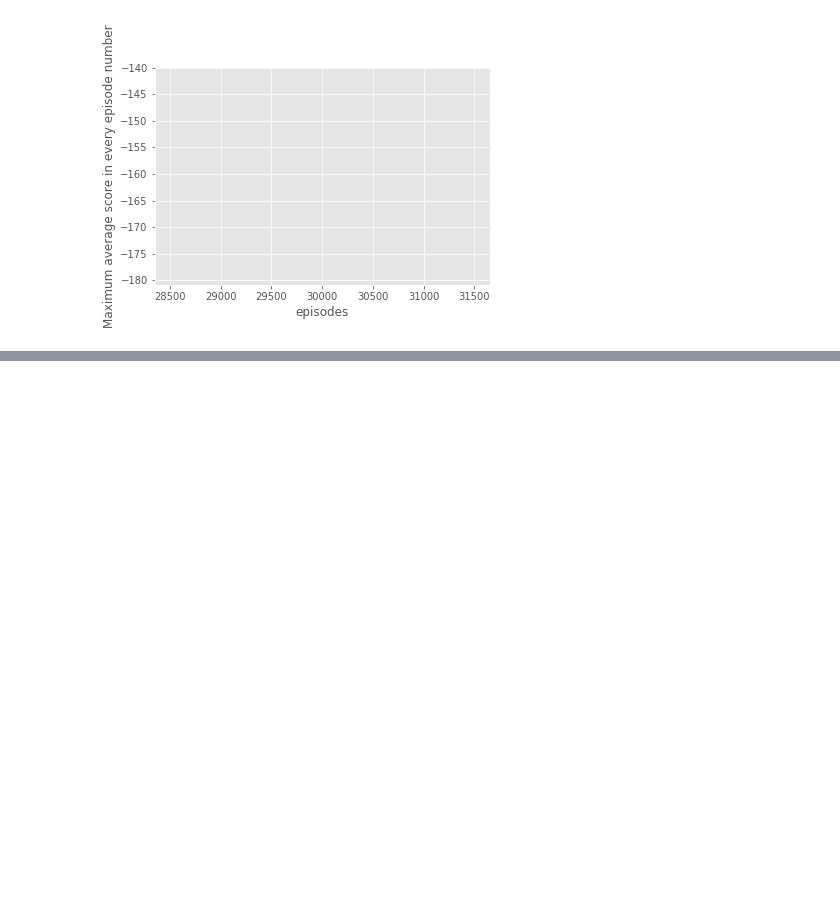
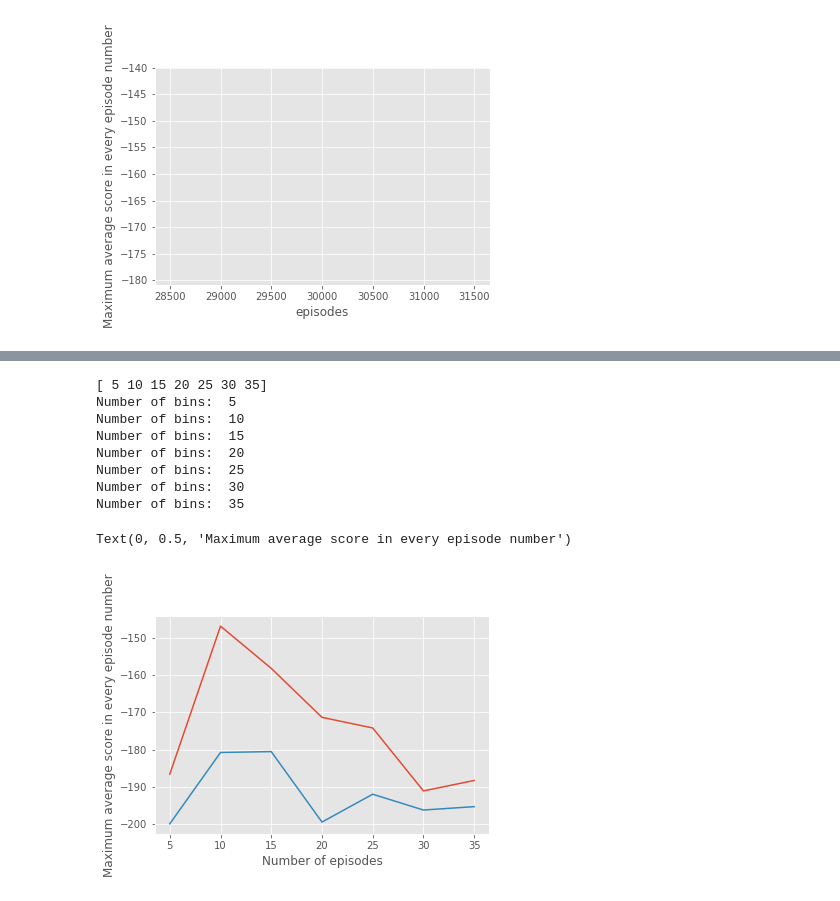
Before and after one commit to TasneemOmara/Mountain-Car-Problem, a Jupyter notebook: MountainCarQLearning.ipynb, the cells around one changed output, grey strips where cells are left out. Saved outputs shown, nothing was run; the diff lists cells and outputs as text; code cells hidden in the pictures; blank space fills up the shorter version.

```diff
--- a/MountainCarQLearning.ipynb
+++ b/MountainCarQLearning.ipynb
@@ -693,0 +785,38 @@ Number of episodes:  30040
+# %%
+"Second, we will fix 10000 iterations as it 50000 will require high computational power, and will vary bins"
+"with random seed, average testing"
+max_avg_score_training = []
+score_testing = []
+bins_arr = np.linspace(5,35, num = 7, dtype=int)
+print(bins_arr)
+
+for Bins in bins_arr:
+    Q, scores, max_avg_score = q_learning_discrete(env, 10000, bins=(Bins,Bins))
+    max_avg_score_training.append(max_avg_score)
+    score_test_local = []
+    for i in range(0,300):
+        score_test = test_algorithm(env, Q, bins=(Bins,Bins))
+        score_test_local.append(score_test)
+        score_test = np.mean(score_test_local)
+
+    score_testing.append(score_test)
+    print ("Number of bins: ", Bins)
+    #plot_scores(scores)
+
+plt.plot(bins_arr, max_avg_score_training)
+plt.xlabel('Number of episodes')
+plt.ylabel('Maximum average score in every episode number')
+plt.plot(bins_arr, score_testing)
+plt.xlabel('Number of episodes')
+plt.ylabel('Maximum average score in every episode number')
+# %% [output]
+[ 5 10 15 20 25 30 35]
+Number of bins:  5
+Number of bins:  10
+Number of bins:  15
+Number of bins:  20
+Number of bins:  25
+Number of bins:  30
+Number of bins:  35
+Text(0, 0.5, 'Maximum average score in every episode number')
+[figure, added]
```
Also changed, not shown: parts of 7 cells of this notebook.
